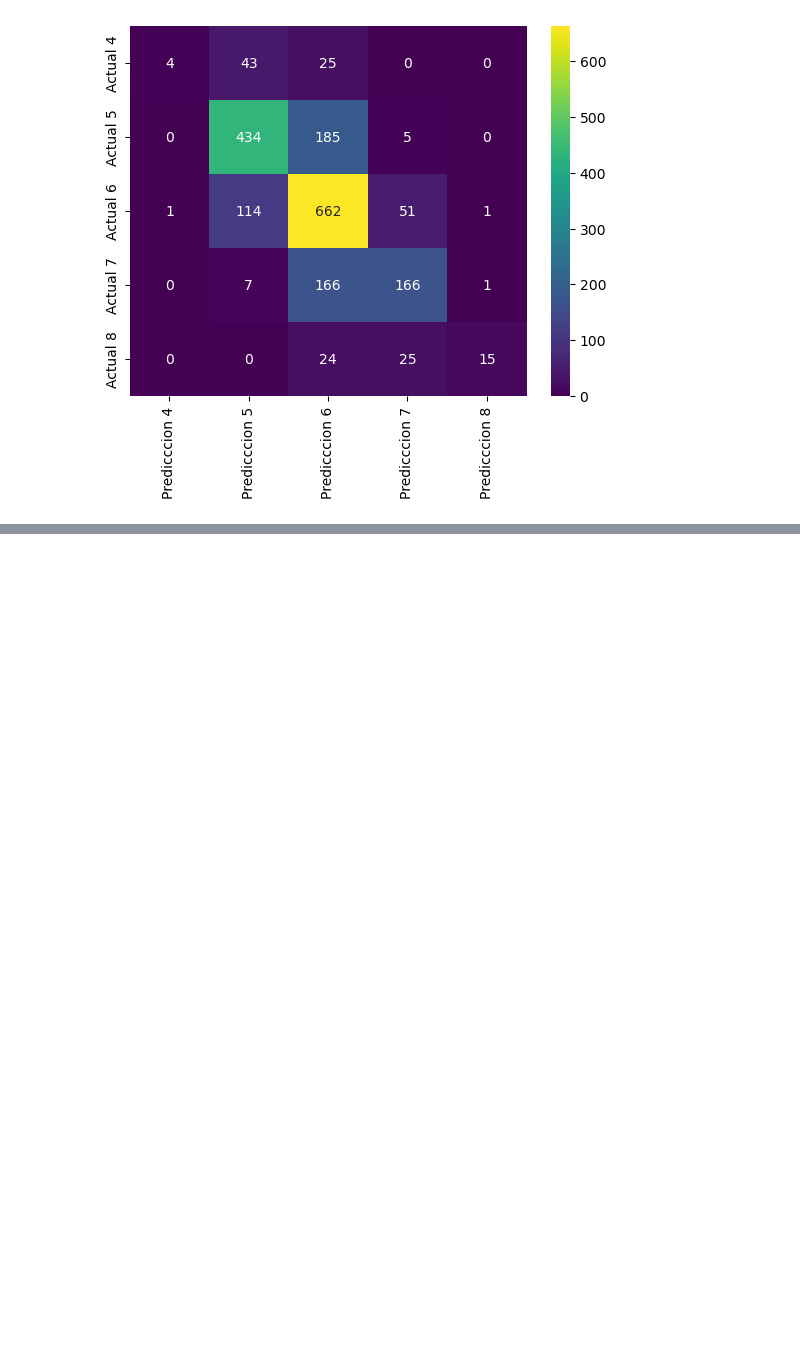
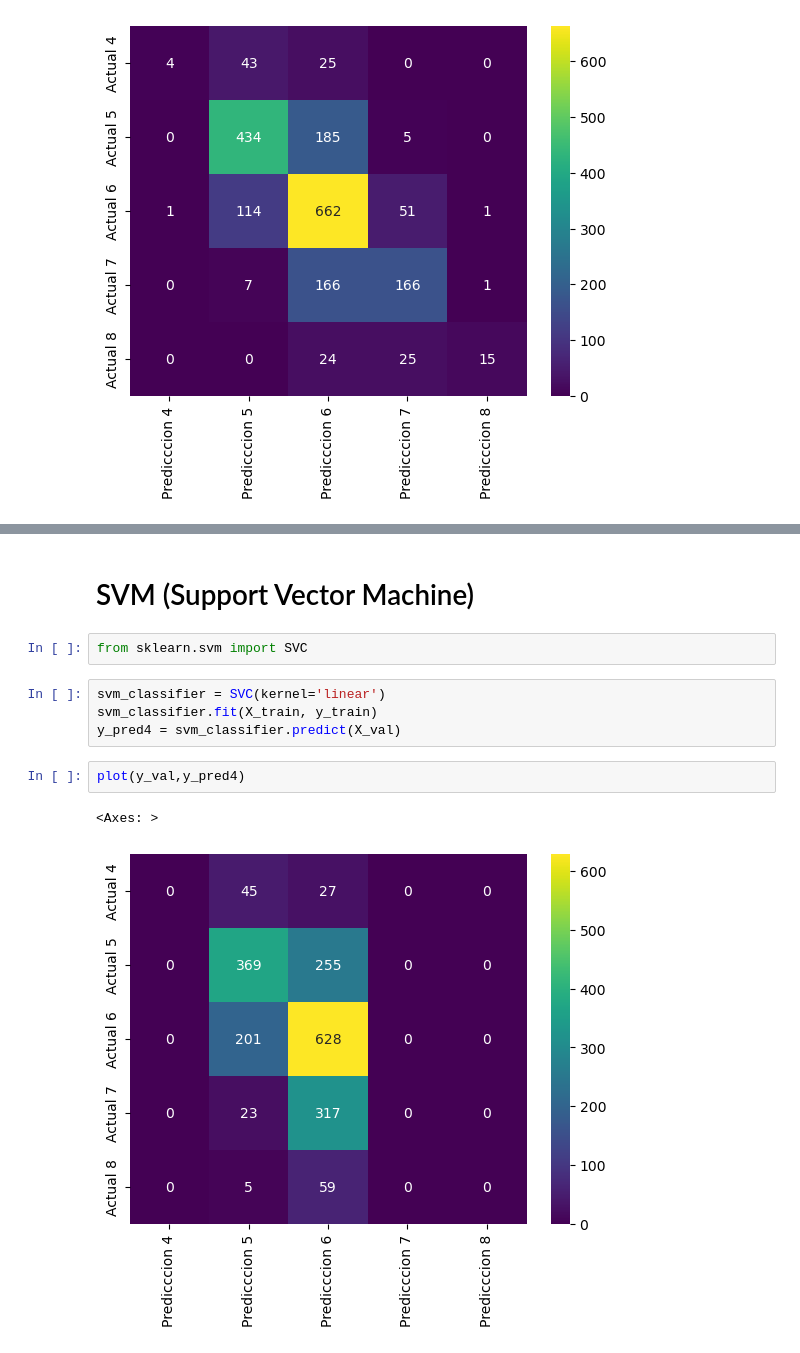
Before and after one commit to Eriik12/PROYECTO, a Jupyter notebook: VINO/Calidad del Vino.ipynb, the cells around one changed output, grey strips where cells are left out. Drawn from its saved outputs; the diff is of its cells as text; blank space fills up the shorter version.

```diff
--- a/VINO/Calidad del Vino.ipynb
+++ b/VINO/Calidad del Vino.ipynb
@@ -214,0 +240,13 @@ Precisión para calidad 8: 0.3571
+# %% [markdown]
+# SVM (Support Vector Machine)
+# %%
+from sklearn.svm import SVC
+# %%
+svm_classifier = SVC(kernel='linear')
+svm_classifier.fit(X_train, y_train)
+y_pred4 = svm_classifier.predict(X_val)
+# %%
+plot(y_val,y_pred4)
+# %% [output]
+<Axes: >
+[figure, added]
```
Also changed, not shown: parts of 28 cells of this notebook.
